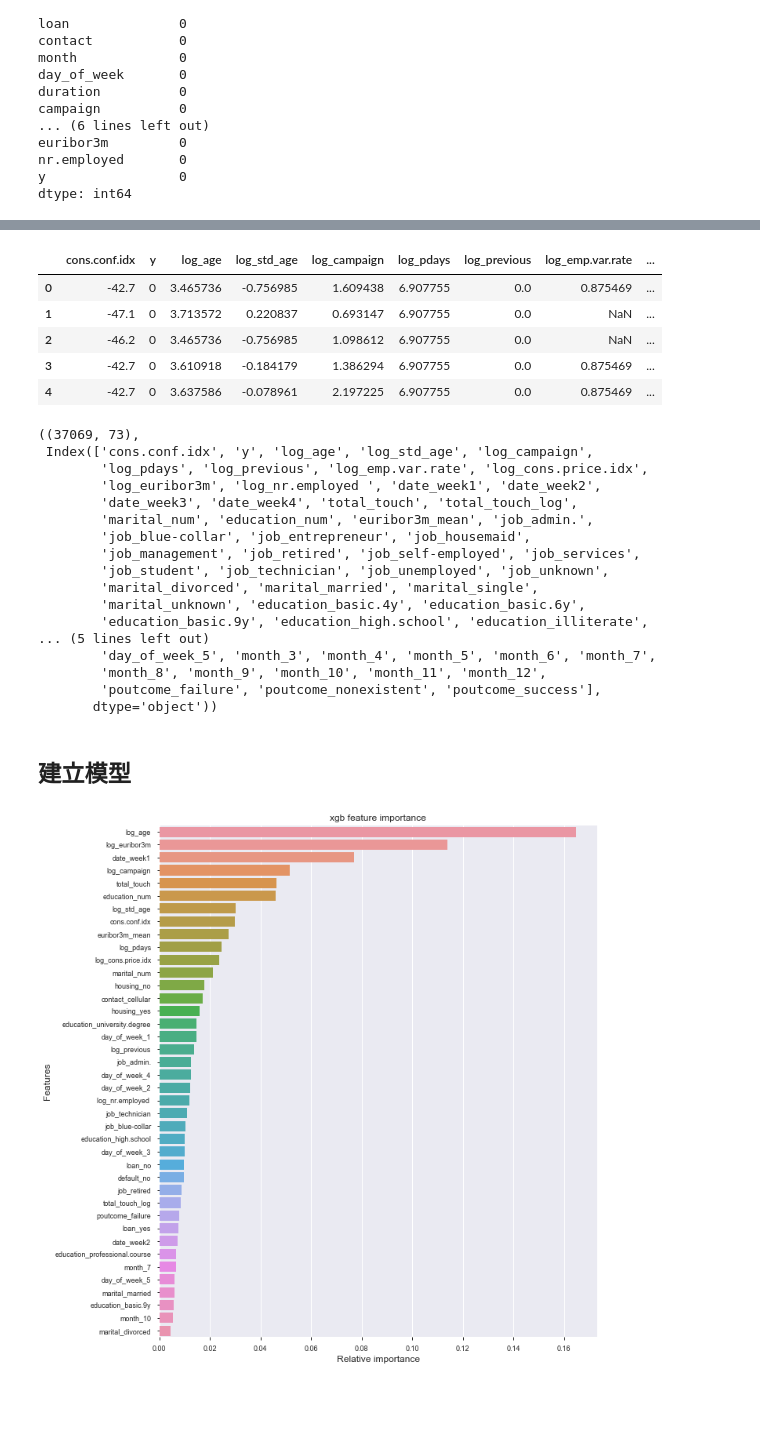
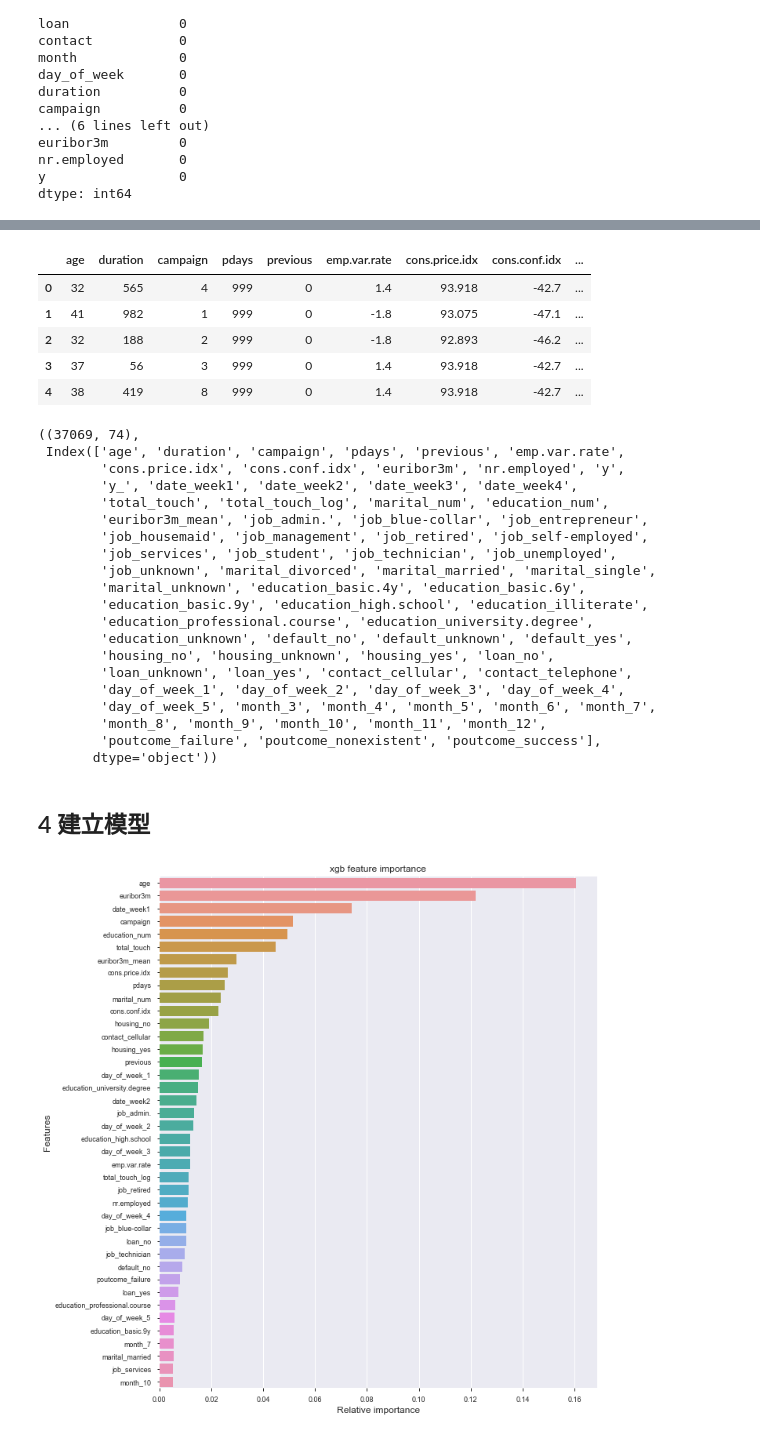
Before and after one commit to China-ChallengeHub/one-competition, a Jupyter notebook: EDA and Model.ipynb, the cells around one changed output, grey strips where cells are left out. Cells and saved outputs as stored; diff of their text form; code cells hidden in the pictures; blank space fills up the shorter version.

```diff
--- a/EDA and Model.ipynb
+++ b/EDA and Model.ipynb
@@ -53,0 +107,2 @@ profile
+# %%
+df['y_']=1-df['y']
@@ -120,33 +368,36 @@ df['euribor3m_mean']=df['euribor3m']/3 #
 cate_cols = ['job', 'marital', 'education', 'default', 'housing', 'loan', 'contact', 'day_of_week', 'month','poutcome']
 df = pd.get_dummies(df, columns=cate_cols)
 # ------------End 数据预处理 类别编码----------
-df = df.drop(["age", "duration", "campaign", "pdays", "previous"], axis=1)  # duration 字段不能用
-df = df.drop(["emp.var.rate", "cons.price.idx", "euribor3m", "nr.employed"], axis=1)
+# df = df.drop(["age", "duration", "campaign", "pdays", "previous"], axis=1)  # duration 字段不能用
+# df = df.drop(["emp.var.rate", "cons.price.idx", "euribor3m", "nr.employed"], axis=1)
 # %%
 df.head()
 # %% [output]
-|  | cons.conf.idx | y | log_age | log_std_age | log_campaign | log_pdays | log_previous | log_emp.var.rate | ... |
-| 0 | -42.7 | 0 | 3.465736 | -0.756985 | 1.609438 | 6.907755 | 0.0 | 0.875469 | ... |
-| 1 | -47.1 | 0 | 3.713572 | 0.220837 | 0.693147 | 6.907755 | 0.0 | NaN | ... |
-| 2 | -46.2 | 0 | 3.465736 | -0.756985 | 1.098612 | 6.907755 | 0.0 | NaN | ... |
-| 3 | -42.7 | 0 | 3.610918 | -0.184179 | 1.386294 | 6.907755 | 0.0 | 0.875469 | ... |
-| 4 | -42.7 | 0 | 3.637586 | -0.078961 | 2.197225 | 6.907755 | 0.0 | 0.875469 | ... |
+|  | age | duration | campaign | pdays | previous | emp.var.rate | cons.price.idx | cons.conf.idx | ... |
+| 0 | 32 | 565 | 4 | 999 | 0 | 1.4 | 93.918 | -42.7 | ... |
+| 1 | 41 | 982 | 1 | 999 | 0 | -1.8 | 93.075 | -47.1 | ... |
+| 2 | 32 | 188 | 2 | 999 | 0 | -1.8 | 92.893 | -46.2 | ... |
+| 3 | 37 | 56 | 3 | 999 | 0 | 1.4 | 93.918 | -42.7 | ... |
+| 4 | 38 | 419 | 8 | 999 | 0 | 1.4 | 93.918 | -42.7 | ... |
 # %%
 df.shape,df.columns
 # %% [output]
-((37069, 73),
- Index(['cons.conf.idx', 'y', 'log_age', 'log_std_age', 'log_campaign',
-        'log_pdays', 'log_previous', 'log_emp.var.rate', 'log_cons.price.idx',
-        'log_euribor3m', 'log_nr.employed ', 'date_week1', 'date_week2',
-        'date_week3', 'date_week4', 'total_touch', 'total_touch_log',
-        'marital_num', 'education_num', 'euribor3m_mean', 'job_admin.',
-        'job_blue-collar', 'job_entrepreneur', 'job_housemaid',
-        'job_management', 'job_retired', 'job_self-employed', 'job_services',
-        'job_student', 'job_technician', 'job_unemployed', 'job_unknown',
-        'marital_divorced', 'marital_married', 'marital_single',
+((37069, 74),
+ Index(['age', 'duration', 'campaign', 'pdays', 'previous', 'emp.var.rate',
+        'cons.price.idx', 'cons.conf.idx', 'euribor3m', 'nr.employed', 'y',
+        'y_', 'date_week1', 'date_week2', 'date_week3', 'date_week4',
+        'total_touch', 'total_touch_log', 'marital_num', 'education_num',
+        'euribor3m_mean', 'job_admin.', 'job_blue-collar', 'job_entrepreneur',
+        'job_housemaid', 'job_management', 'job_retired', 'job_self-employed',
+        'job_services', 'job_student', 'job_technician', 'job_unemployed',
+        'job_unknown', 'marital_divorced', 'marital_married', 'marital_single',
         'marital_unknown', 'education_basic.4y', 'education_basic.6y',
         'education_basic.9y', 'education_high.school', 'education_illiterate',
-... (5 lines left out)
+        'education_professional.course', 'education_university.degree',
+        'education_unknown', 'default_no', 'default_unknown', 'default_yes',
+        'housing_no', 'housing_unknown', 'housing_yes', 'loan_no',
+        'loan_unknown', 'loan_yes', 'contact_cellular', 'contact_telephone',
+        'day_of_week_1', 'day_of_week_2', 'day_of_week_3', 'day_of_week_4',
         'day_of_week_5', 'month_3', 'month_4', 'month_5', 'month_6', 'month_7',
         'month_8', 'month_9', 'month_10', 'month_11', 'month_12',
         'poutcome_failure', 'poutcome_nonexistent', 'poutcome_success'],
@@ -157,7 +408,7 @@ train_len=18000
 # cols = [col for col in df.columns if col not in ['y']]
 # X_train,X_test,y_train,y_test=new_train[cols],new_test[cols],new_train['y'],new_test['y']
 # %% [markdown]
-## 建立模型
+## 4 建立模型
 # %%
 %matplotlib inline
 def plot_fea_importance(classifier,X_train):
@@ -172,6 +423,7 @@ def plot_fea_importance(classifier,X_train):
     g.set_title(name + " feature importance")
     plt.show()
 # %%
+%%time
 def evaluate_cv5_lgb(train_df, test_df, cols, test=False):
     kf = KFold(n_splits=5, shuffle=True, random_state=42)
     y_test = 0
@@ -183,32 +435,32 @@ def evaluate_cv5_lgb(train_df, test_df, cols, test=False):
                             learning_rate=0.03,
                             num_leaves=30,
                             colsample_bytree=.8,
                             subsample=.9,
                             max_depth=7,
                             reg_alpha=.1,
                             reg_lambda=.1,
                             min_split_gain=.01,
                             min_child_weight=2,
                             verbose=False)
         xgb.fit(X_train, y_train,
                 eval_set=[(X_train, y_train), (X_val, y_val)],
                 early_stopping_rounds=100, eval_metric=['auc'], verbose=False)
         y_pred = xgb.predict_proba(X_val)[:,1]
         if test:
             y_test += xgb.predict_proba(test_df.loc[:, cols])[:,1]
         oof_train[val_index] = y_pred
         if i==0:
             plot_fea_importance(xgb,X_train)
     gc.collect()
     auc = roc_auc_score(train_df.y.values, oof_train)
     y_test /= 5
     print('5 Fold auc:', auc)
     return y_test
 
 train_len=18000
 train,test=df[:train_len], df[train_len:]
-cols = [col for col in train.columns if col not in ['id','y']]
+cols = [col for col in train.columns if col not in ['id','y','y_','duration']]
 y_pred=evaluate_cv5_lgb(train,test,cols,True)
 print(roc_auc_score(test.y,y_pred))
 # %% [output]
-[figure, old version]
+[figure, new version]
```
Also changed, not shown: parts of 58 cells of this notebook, 2 other files.
